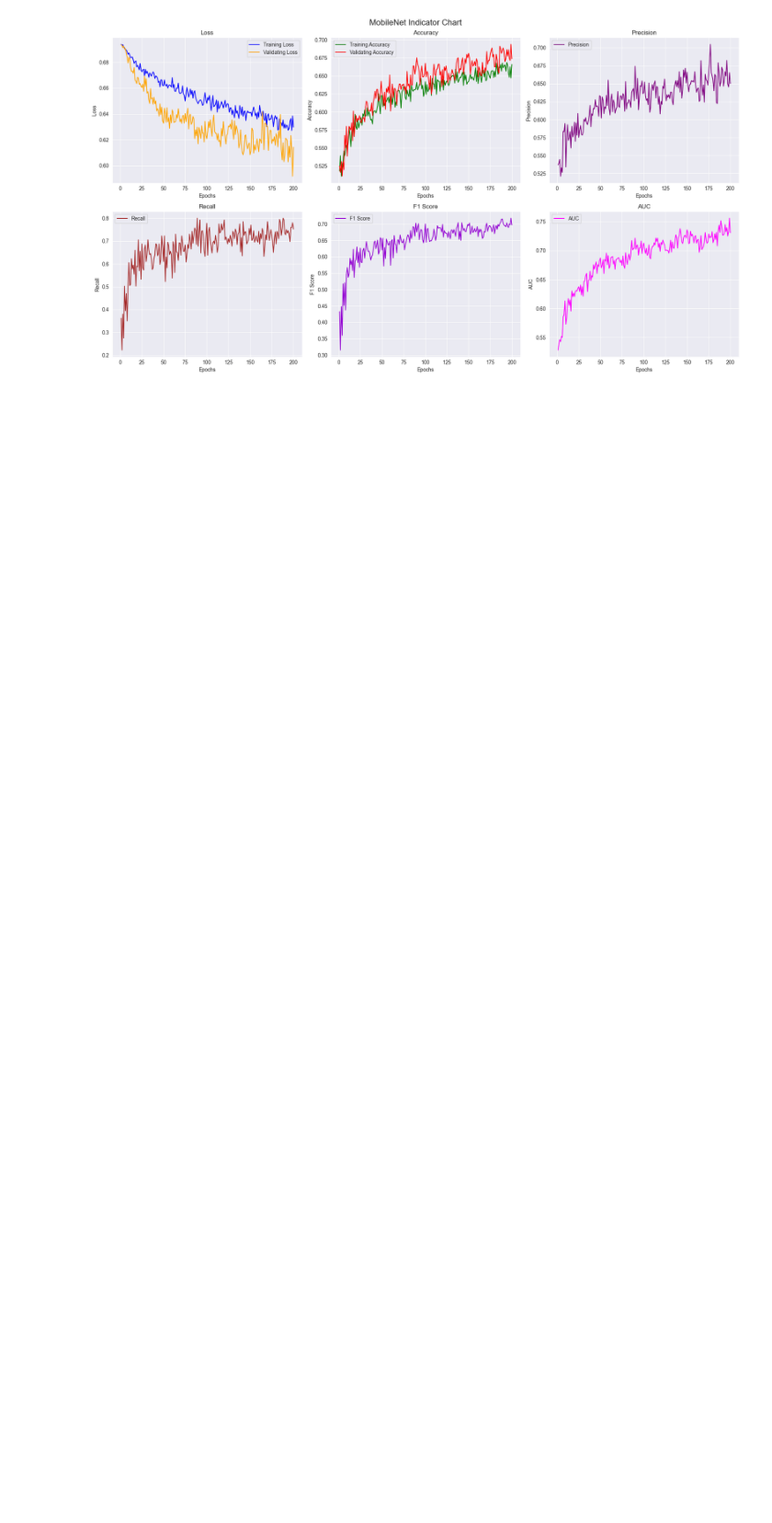
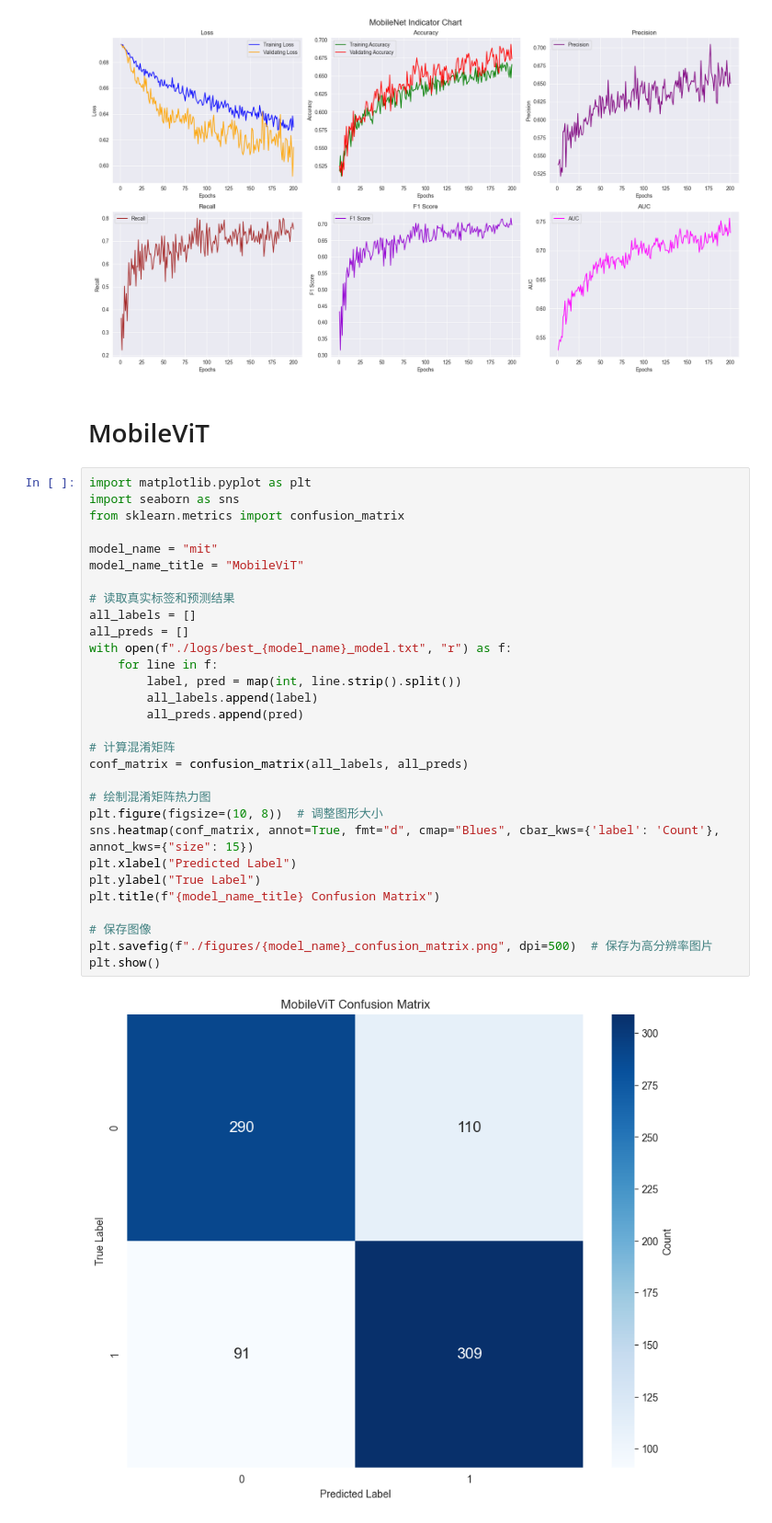
Before and after one commit to JackieLinn/Deepfake-Detection, a Jupyter notebook: draw_indicators.ipynb, the cells around one changed output. Shown at 92% size. Saved outputs shown, nothing was run; the diff lists cells and outputs as text; blank space fills up the shorter version.

Commit message:
Complete MobileViT

```diff
--- a/draw_indicators.ipynb
+++ b/draw_indicators.ipynb
@@ -929,3 +929,37 @@ plt.savefig(f"./figures/{model_name}_indicator_chart.png", dpi=1000)
 plt.show()
 # %% [output]
 [figure]
+# %% [markdown]
+# MobileViT
+# %%
+import matplotlib.pyplot as plt
+import seaborn as sns
+from sklearn.metrics import confusion_matrix
+
+model_name = "mit"
+model_name_title = "MobileViT"
+
+# 读取真实标签和预测结果
+all_labels = []
+all_preds = []
+with open(f"./logs/best_{model_name}_model.txt", "r") as f:
+    for line in f:
+        label, pred = map(int, line.strip().split())
+        all_labels.append(label)
+        all_preds.append(pred)
+
+# 计算混淆矩阵
+conf_matrix = confusion_matrix(all_labels, all_preds)
+
+# 绘制混淆矩阵热力图
+plt.figure(figsize=(10, 8))  # 调整图形大小
+sns.heatmap(conf_matrix, annot=True, fmt="d", cmap="Blues", cbar_kws={'label': 'Count'}, annot_kws={"size": 15})
+plt.xlabel("Predicted Label")
+plt.ylabel("True Label")
+plt.title(f"{model_name_title} Confusion Matrix")
+
+# 保存图像
+plt.savefig(f"./figures/{model_name}_confusion_matrix.png", dpi=500)  # 保存为高分辨率图片
+plt.show()
+# %% [output]
+[figure, added]
```
Also changed, not shown: parts of 2 cells of this notebook, 3 other files.
